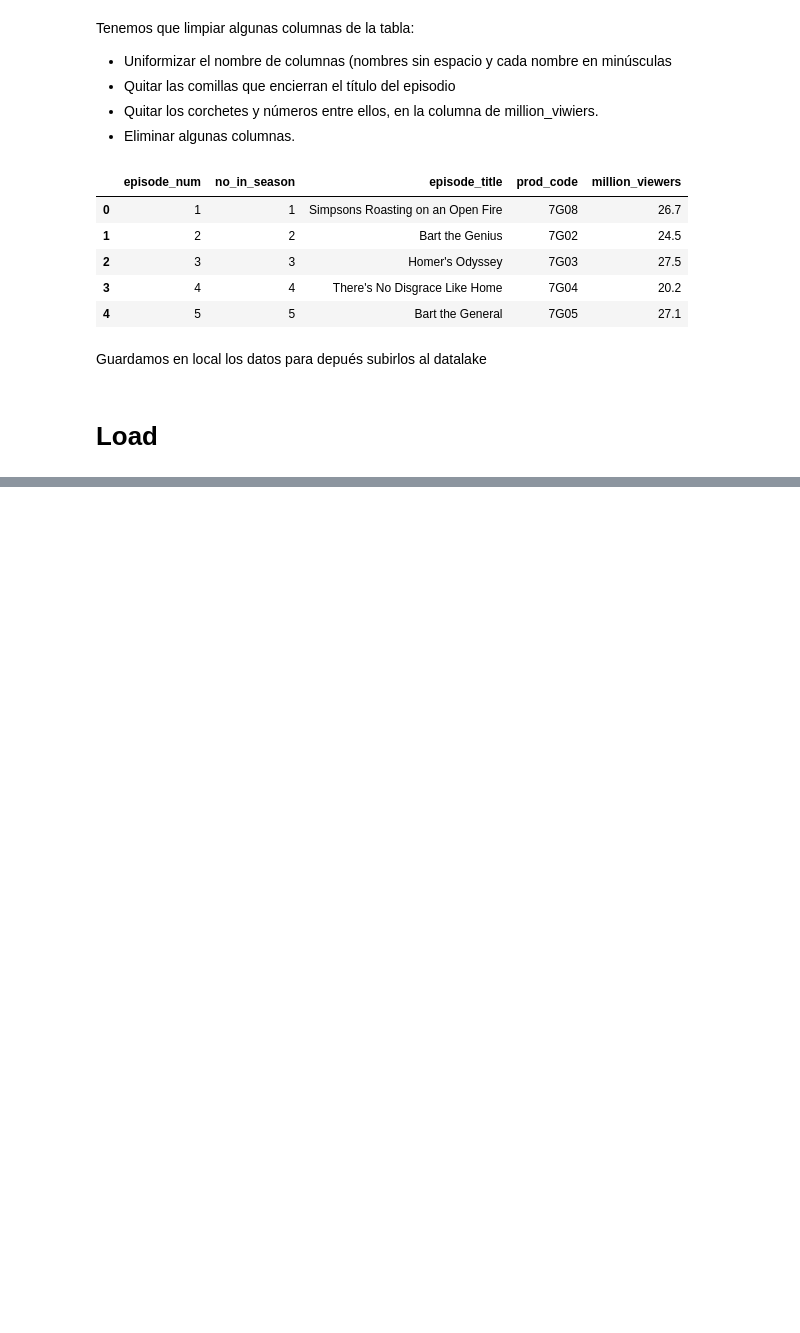
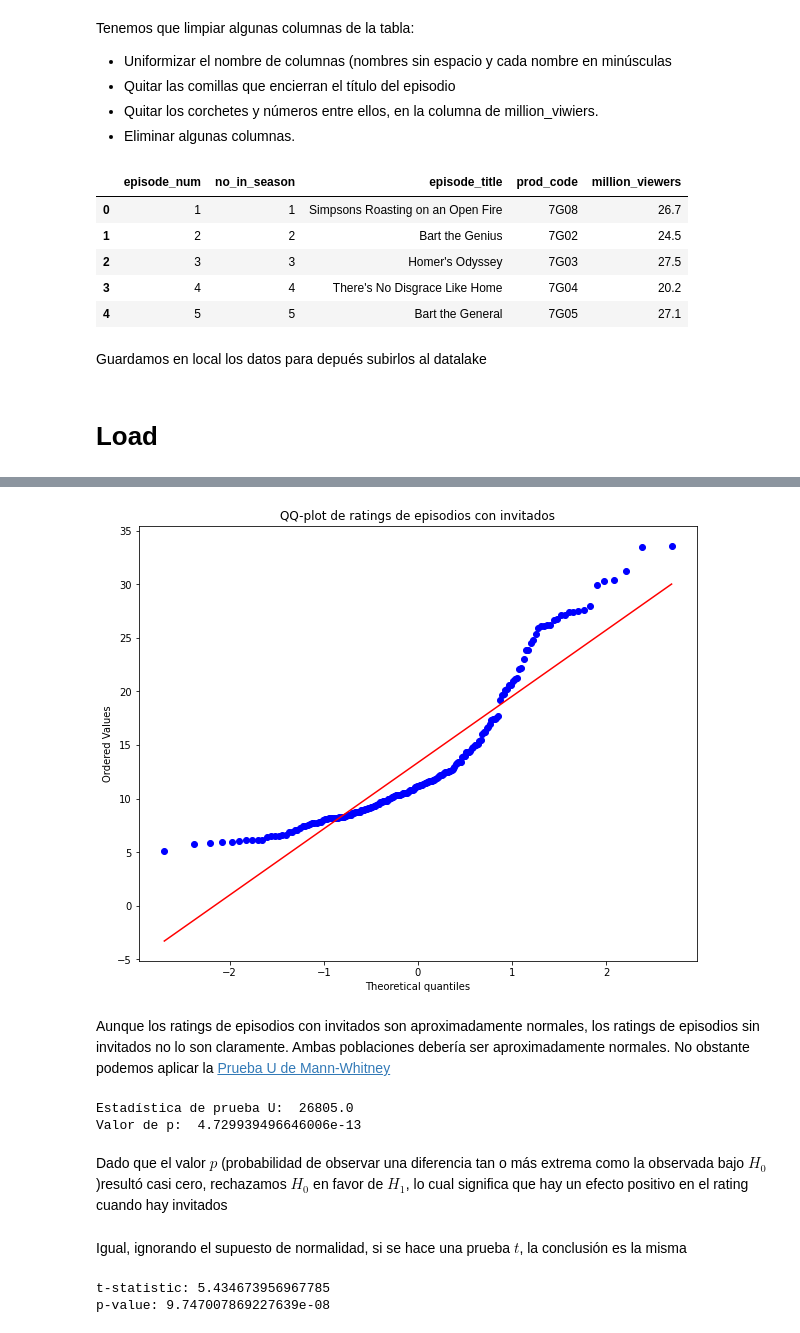
Before and after one commit to David-Damian/The-Simpson-Episode-Analysis, a Jupyter notebook: tarea06.ipynb, the cells around one changed output, grey strips where cells are left out. Drawn from its saved outputs; the diff is of its cells as text; code cells hidden in the pictures; blank space fills up the shorter version.

```diff
--- a/tarea06.ipynb
+++ b/tarea06.ipynb
@@ -148,0 +305,35 @@ s3.upload_file(Filename="simpsons/raw/simpsons_episodes.csv", Bucket=BUCKET_NAME
+# %%
+# Graficar el qqplot y añadir un título
+fig, ax = plt.subplots(figsize=(10, 8))
+stats.probplot(no_guests['million_viewers'], dist="norm", plot=ax)
+ax.set_title("QQ-plot de ratings de episodios con invitados")
+plt.show()
+# %% [output]
+[figure, added]
+# %% [markdown]
+Aunque los ratings de episodios con invitados son aproximadamente normales, los ratings de episodios sin invitados no lo son claramente. Ambas poblaciones debería ser aproximadamente normales. No obstante podemos aplicar la [Prueba U de Mann-Whitney](https://www.ibm.com/docs/es/spss-statistics/beta?topic=tests-mann-whitney-u-test)
+# %%
+from scipy.stats import mannwhitneyu
+# Prueba de Mann-Whitney U
+u_stat, p_value = mannwhitneyu(with_guests['million_viewers'], no_guests['million_viewers'])
+
+# Imprimir los resultados
+print("Estadística de prueba U: ", u_stat)
+print("Valor de p: ", p_value)
+# %% [output]
+Estadística de prueba U:  26805.0
+Valor de p:  4.729939496646006e-13
+# %% [markdown]
+Dado que el valor $p$ (probabilidad de observar una diferencia tan o más extrema como la observada bajo $H_0$)resultó casi cero, rechazamos $H_0$ en favor de $H_1$, lo cual significa que hay un efecto positivo en el rating cuando hay invitados
+# %% [markdown]
+Igual, ignorando el supuesto de normalidad, si se hace una prueba $t$, la conclusión es la misma
+# %%
+# prueba t de dos muestras
+t_stat, p_value = stats.ttest_ind(with_guests['million_viewers'], no_guests['million_viewers'])
+
+# imprimir el resultado
+print("t-statistic:", t_stat)
+print("p-value:", p_value)
+# %% [output]
+t-statistic: 5.434673956967785
+p-value: 9.747007869227639e-08
```
Also changed, not shown: parts of 34 cells of this notebook.
